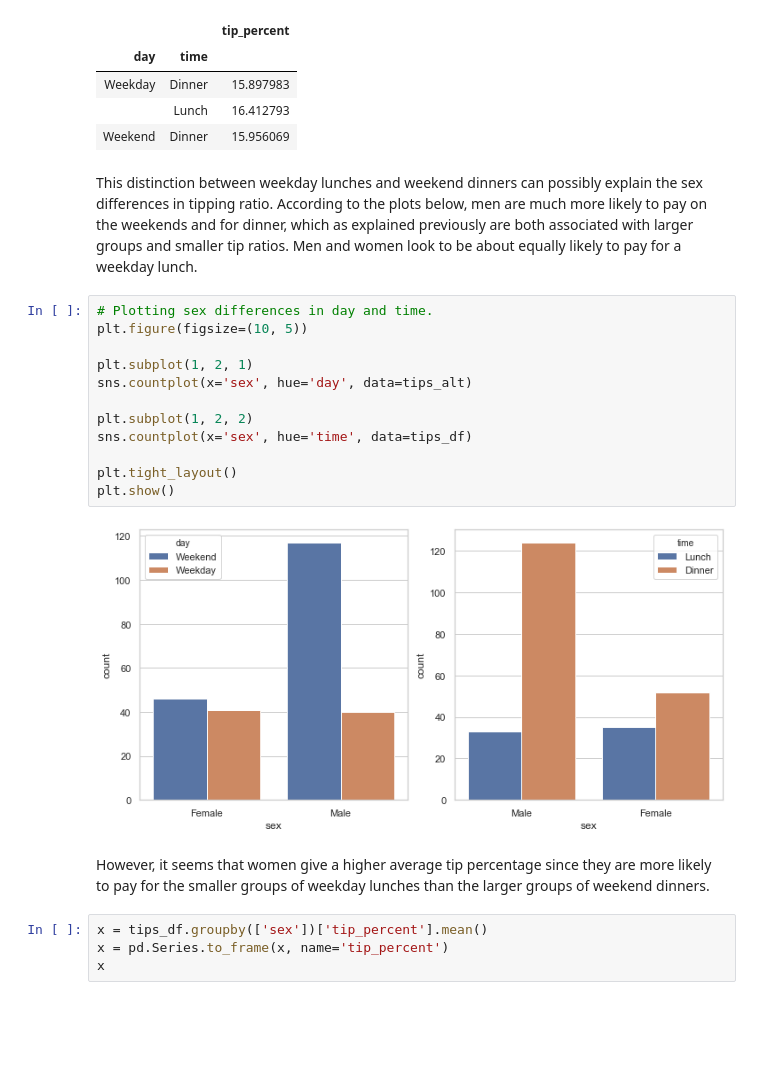
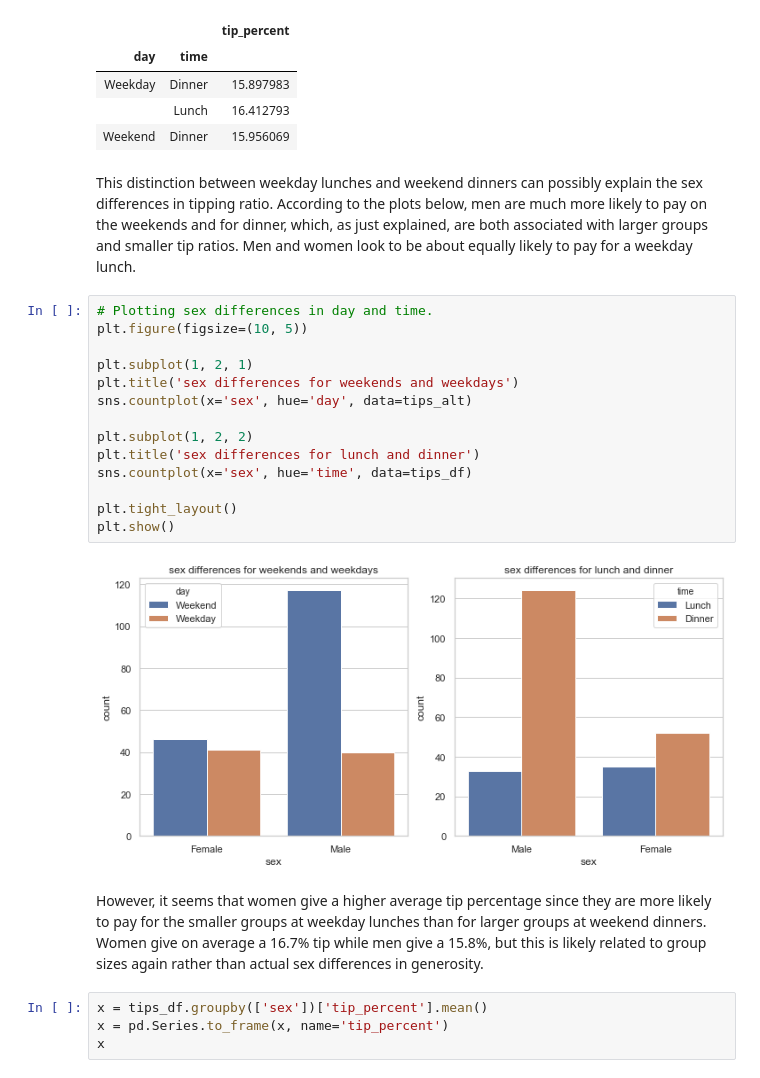
Before and after one commit to jennifer-ryan/fundamentals-project, a Jupyter notebook: tips_dataset_analysis.ipynb, the cells around one changed output. Cells and saved outputs as stored; diff of their text form; blank space fills up the shorter version.

```diff
--- a/tips_dataset_analysis.ipynb
+++ b/tips_dataset_analysis.ipynb
@@ -748,23 +750,25 @@ x
 |  | Lunch | 16.412793 |
 | Weekend | Dinner | 15.956069 |
 # %% [markdown]
-This distinction between weekday lunches and weekend dinners can possibly explain the sex differences in tipping ratio. According to the plots below, men are much more likely to pay on the weekends and for dinner, which as explained previously are both associated with larger groups and smaller tip ratios. Men and women look to be about equally likely to pay for a weekday lunch.
+This distinction between weekday lunches and weekend dinners can possibly explain the sex differences in tipping ratio. According to the plots below, men are much more likely to pay on the weekends and for dinner, which, as just explained, are both associated with larger groups and smaller tip ratios. Men and women look to be about equally likely to pay for a weekday lunch.
 # %%
 # Plotting sex differences in day and time.
 plt.figure(figsize=(10, 5))
 
 plt.subplot(1, 2, 1)
+plt.title('sex differences for weekends and weekdays')
 sns.countplot(x='sex', hue='day', data=tips_alt)
 
 plt.subplot(1, 2, 2)
+plt.title('sex differences for lunch and dinner')
 sns.countplot(x='sex', hue='time', data=tips_df)
 
 plt.tight_layout()
 plt.show()
 # %% [output]
-[figure, old version]
+[figure, new version]
 # %% [markdown]
-However, it seems that women give a higher average tip percentage since they are more likely to pay for the smaller groups of weekday lunches than the larger groups of weekend dinners.
+However, it seems that women give a higher average tip percentage since they are more likely to pay for the smaller groups at weekday lunches than for larger groups at weekend dinners. Women give on average a 16.7\% tip while men give a 15.8%, but this is likely related to group sizes again rather than actual sex differences in generosity.
 # %%
 x = tips_df.groupby(['sex'])['tip_percent'].mean()
 x = pd.Series.to_frame(x, name='tip_percent')
```
Also changed, not shown: parts of 14 cells of this notebook.
